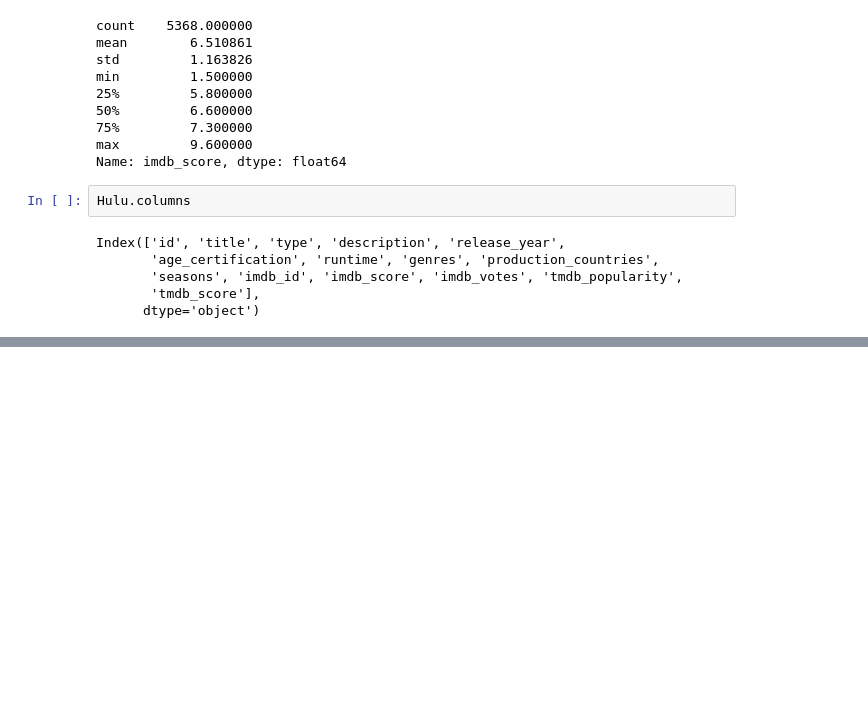
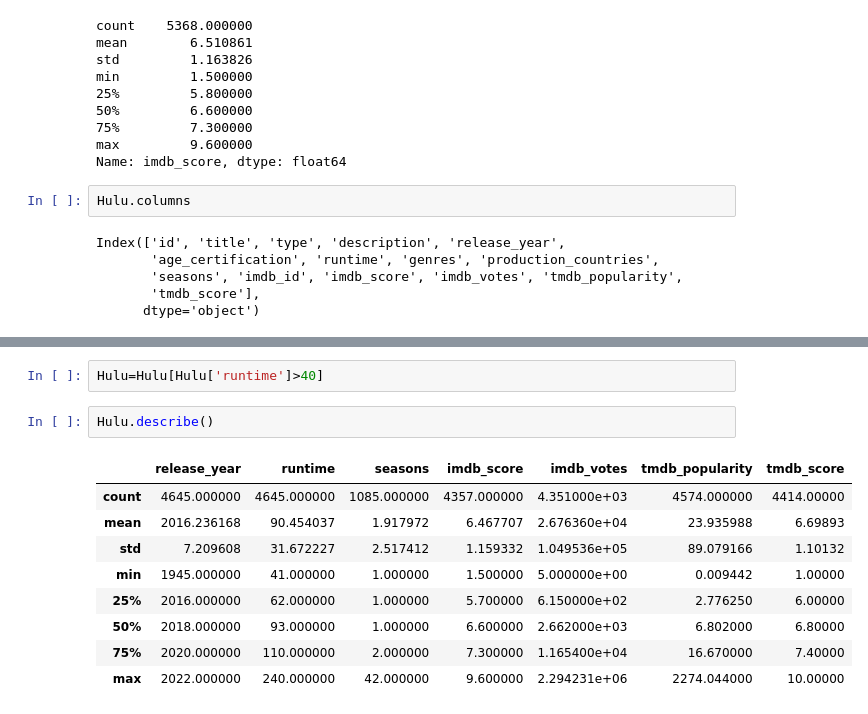
Before and after one commit to SummerEcho87/Group-Project-, a Jupyter notebook: Notebooks/Hulu.ipynb, the cells around one changed output, grey strips where cells are left out. Saved outputs shown, nothing was run; the diff lists cells and outputs as text; blank space fills up the shorter version.

```diff
--- a/Notebooks/Hulu.ipynb
+++ b/Notebooks/Hulu.ipynb
@@ -272,0 +218,14 @@ print(list(release_year))
+# %%
+Hulu=Hulu[Hulu['runtime']>40]
+# %%
+Hulu.describe()
+# %% [output]
+|  | release_year | runtime | seasons | imdb_score | imdb_votes | tmdb_popularity | tmdb_score |
+| count | 4645.000000 | 4645.000000 | 1085.000000 | 4357.000000 | 4.351000e+03 | 4574.000000 | 4414.00000 |
+| mean | 2016.236168 | 90.454037 | 1.917972 | 6.467707 | 2.676360e+04 | 23.935988 | 6.69893 |
+| std | 7.209608 | 31.672227 | 2.517412 | 1.159332 | 1.049536e+05 | 89.079166 | 1.10132 |
+| min | 1945.000000 | 41.000000 | 1.000000 | 1.500000 | 5.000000e+00 | 0.009442 | 1.00000 |
+| 25% | 2016.000000 | 62.000000 | 1.000000 | 5.700000 | 6.150000e+02 | 2.776250 | 6.00000 |
+| 50% | 2018.000000 | 93.000000 | 1.000000 | 6.600000 | 2.662000e+03 | 6.802000 | 6.80000 |
+| 75% | 2020.000000 | 110.000000 | 2.000000 | 7.300000 | 1.165400e+04 | 16.670000 | 7.40000 |
+| max | 2022.000000 | 240.000000 | 42.000000 | 9.600000 | 2.294231e+06 | 2274.044000 | 10.00000 |
```
Also changed, not shown: parts of 16 cells of this notebook.
